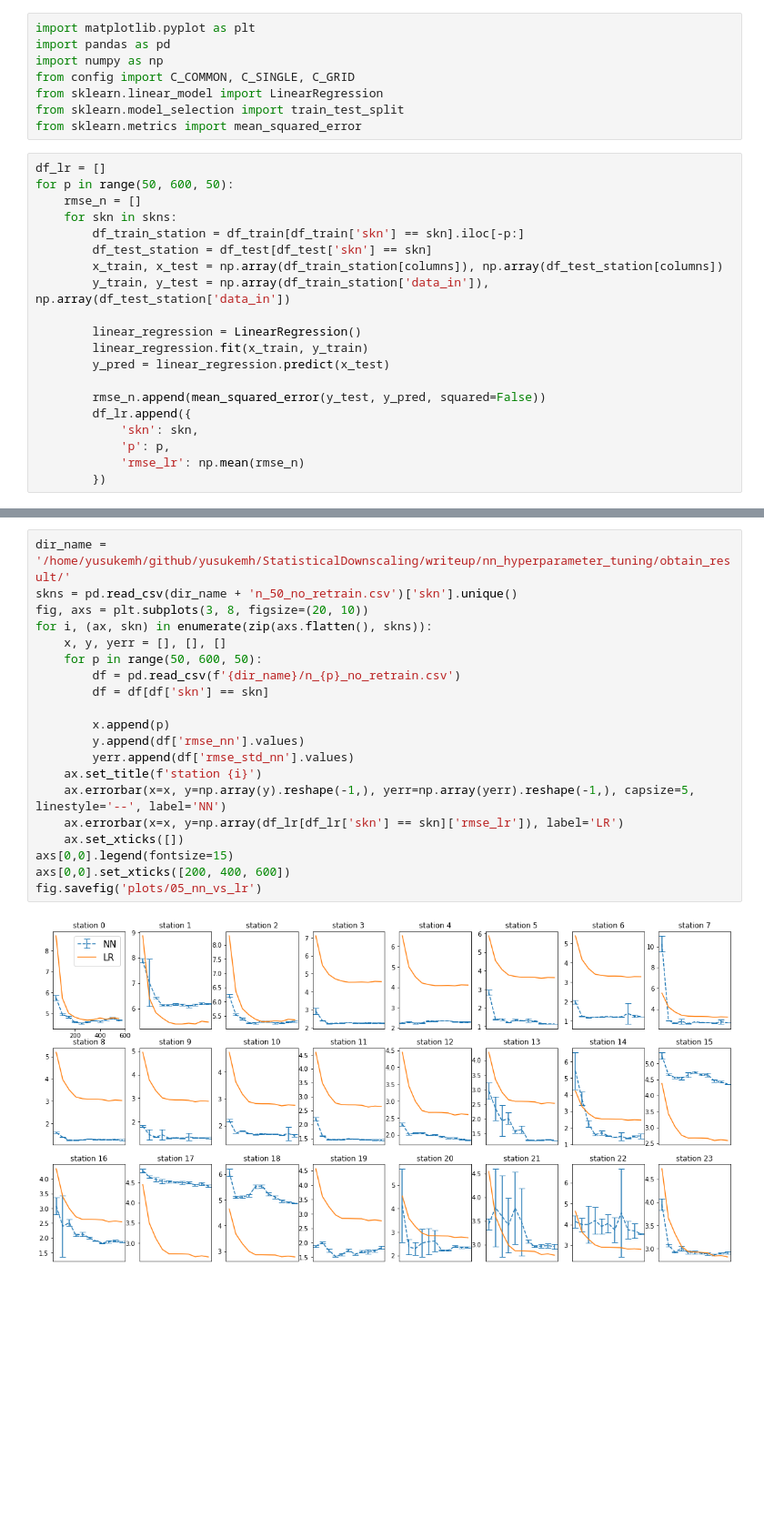
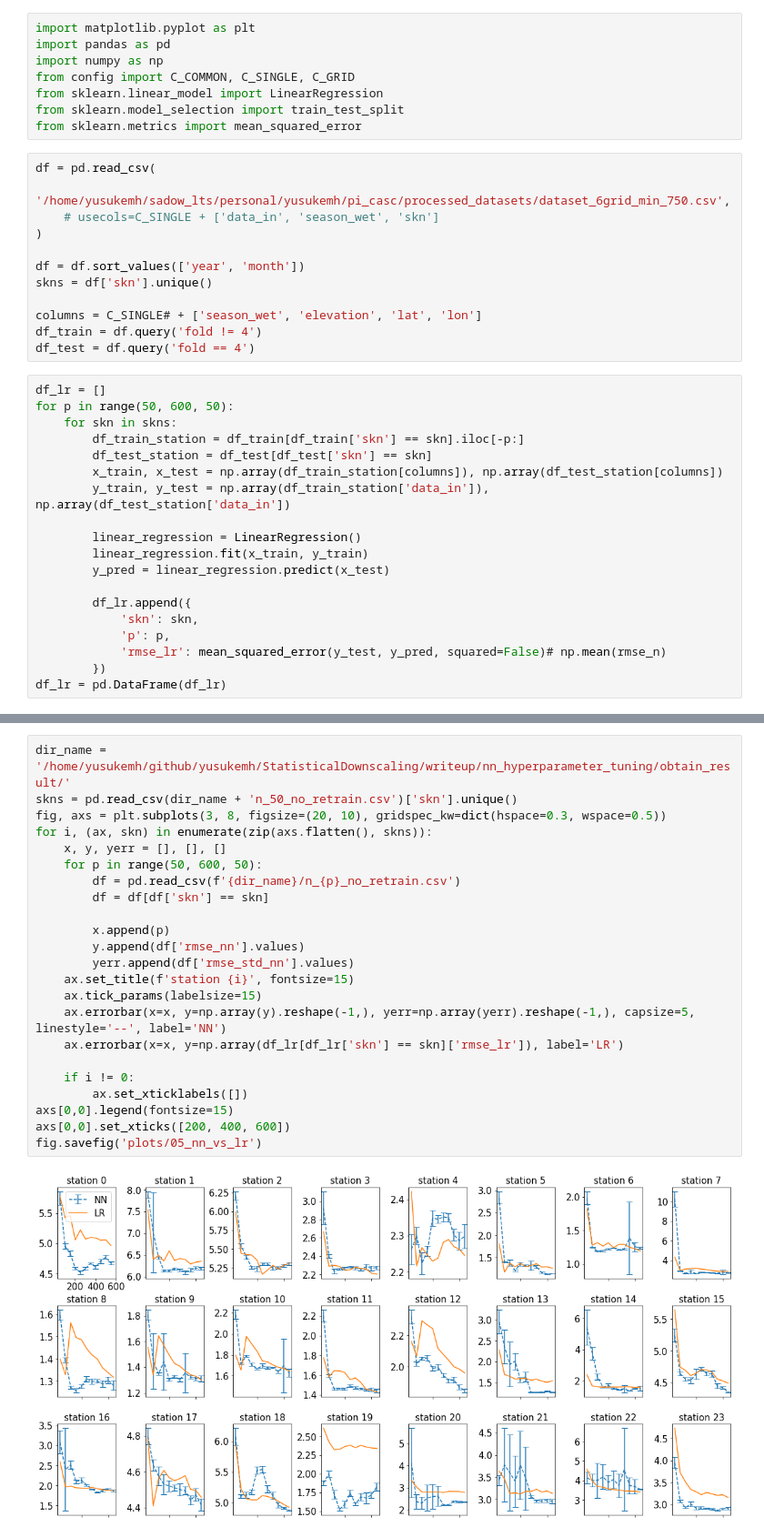
Before and after one commit to yusukemh/StatisticalDownscaling, a Jupyter notebook: finalize/05_NN.ipynb, the cells around one changed output, grey strips where cells are left out. Shown: that part at 91% size. Cells and saved outputs as stored; diff of their text form; blank space fills up the shorter version.

```diff
--- a/finalize/05_NN.ipynb
+++ b/finalize/05_NN.ipynb
@@ -6,10 +6,21 @@ from config import C_COMMON, C_SINGLE, C_GRID
 from sklearn.linear_model import LinearRegression
 from sklearn.model_selection import train_test_split
 from sklearn.metrics import mean_squared_error
+# %%
+df = pd.read_csv(
+    '/home/yusukemh/sadow_lts/personal/yusukemh/pi_casc/processed_datasets/dataset_6grid_min_750.csv',
+    # usecols=C_SINGLE + ['data_in', 'season_wet', 'skn']
+)
+
+df = df.sort_values(['year', 'month'])
+skns = df['skn'].unique()
+
+columns = C_SINGLE# + ['season_wet', 'elevation', 'lat', 'lon']
+df_train = df.query('fold != 4')
+df_test = df.query('fold == 4')
 # %%
 df_lr = []
 for p in range(50, 600, 50):
-    rmse_n = []
     for skn in skns:
         df_train_station = df_train[df_train['skn'] == skn].iloc[-p:]
         df_test_station = df_test[df_test['skn'] == skn]
@@ -20,9 +31,9 @@ for p in range(50, 600, 50):
         linear_regression.fit(x_train, y_train)
         y_pred = linear_regression.predict(x_test)
 
-        rmse_n.append(mean_squared_error(y_test, y_pred, squared=False))
         df_lr.append({
             'skn': skn,
             'p': p,
-            'rmse_lr': np.mean(rmse_n)
+            'rmse_lr': mean_squared_error(y_test, y_pred, squared=False)# np.mean(rmse_n)
         })
+df_lr = pd.DataFrame(df_lr)
@@ -46,22 +40,25 @@ df_lr[df_lr['skn'] == 54]
 # %%
 dir_name = '/home/yusukemh/github/yusukemh/StatisticalDownscaling/writeup/nn_hyperparameter_tuning/obtain_result/'
 skns = pd.read_csv(dir_name + 'n_50_no_retrain.csv')['skn'].unique()
-fig, axs = plt.subplots(3, 8, figsize=(20, 10))
+fig, axs = plt.subplots(3, 8, figsize=(20, 10), gridspec_kw=dict(hspace=0.3, wspace=0.5))
 for i, (ax, skn) in enumerate(zip(axs.flatten(), skns)):
     x, y, yerr = [], [], []
     for p in range(50, 600, 50):
         df = pd.read_csv(f'{dir_name}/n_{p}_no_retrain.csv')
         df = df[df['skn'] == skn]
 
         x.append(p)
         y.append(df['rmse_nn'].values)
         yerr.append(df['rmse_std_nn'].values)
-    ax.set_title(f'station {i}')
+    ax.set_title(f'station {i}', fontsize=15)
+    ax.tick_params(labelsize=15)
     ax.errorbar(x=x, y=np.array(y).reshape(-1,), yerr=np.array(yerr).reshape(-1,), capsize=5, linestyle='--', label='NN')
     ax.errorbar(x=x, y=np.array(df_lr[df_lr['skn'] == skn]['rmse_lr']), label='LR')
-    ax.set_xticks([])
+
+    if i != 0:
+        ax.set_xticklabels([])
 axs[0,0].legend(fontsize=15)
 axs[0,0].set_xticks([200, 400, 600])
 fig.savefig('plots/05_nn_vs_lr')
 # %% [output]
-[figure, old version]
+[figure, new version]
```
Also changed, not shown: parts of 7 cells of this notebook, 34 other files.
